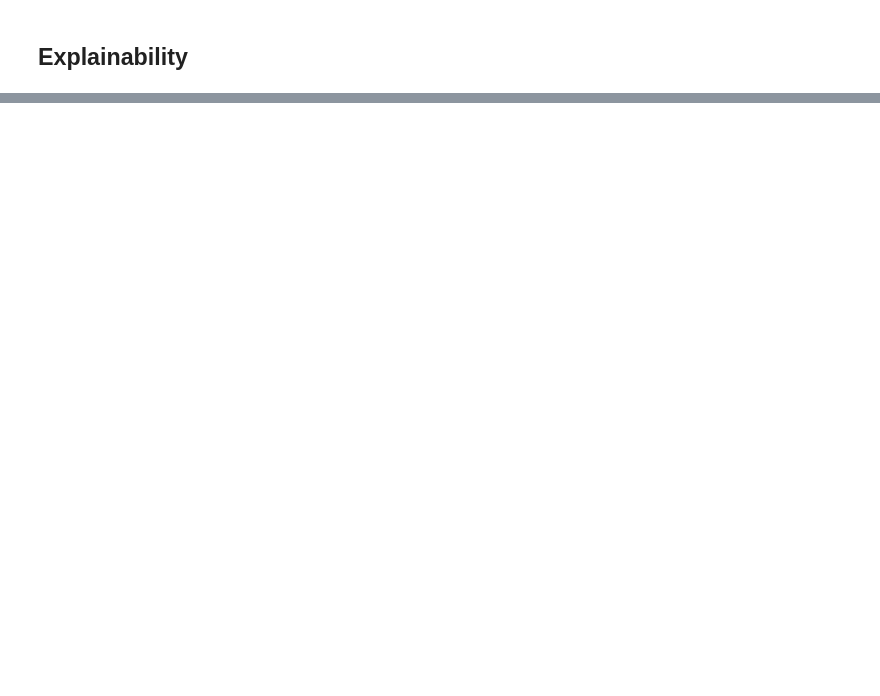
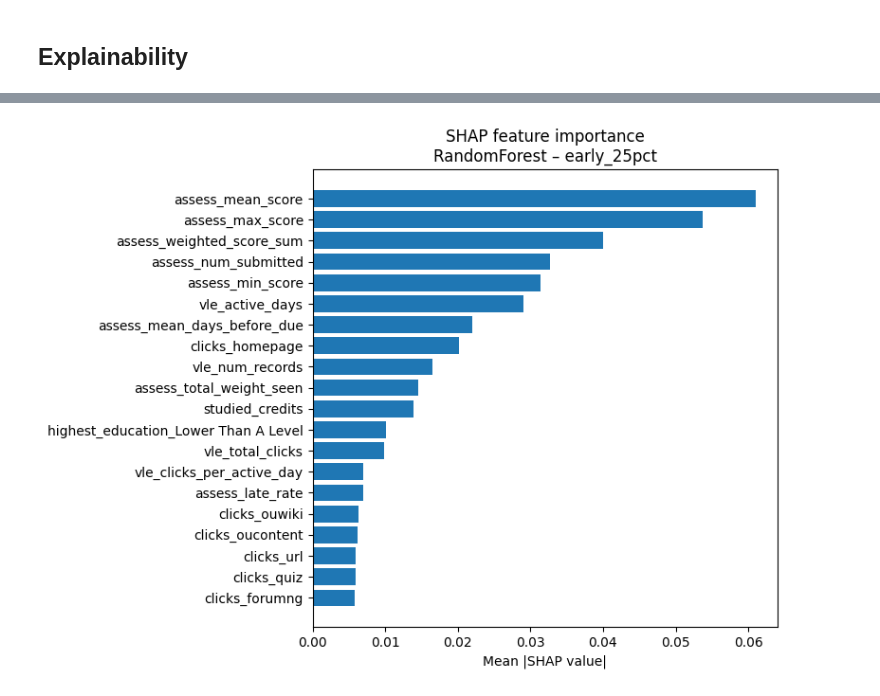
Before and after one commit to Vlad-Andres/HCML-project, a Jupyter notebook: HCML_Proj_OULAD.ipynb, the cells around one changed output, grey strips where cells are left out. Saved outputs shown, nothing was run; the diff lists cells and outputs as text; code cells hidden in the pictures; blank space fills up the shorter version.

Commit message:
Add missing explainability functions + add readme

```diff
--- a/HCML_Proj_OULAD.ipynb
+++ b/HCML_Proj_OULAD.ipynb
@@ -193,21 +189,99 @@ Saved: oulad_outputs/selection_rate_gap_RandomForest.png
 ## Explainability
 # %%
 from src.explainability import (
-    run_shap_for_tree_model, compute_family_importance, plot_family_importance
+    run_shap_for_tree_model,
+    compute_family_importance,
+    plot_family_importance,
+    subgroup_shap_comparison,
+    run_permutation_importance,
+    run_partial_dependence,
 )
+
 RUN_SHAP = True
 shap_results = {}
 if RUN_SHAP:
     for model_name, pipe in models_early.items():
         shap_results[(model_name, "early_25pct")] = run_shap_for_tree_model(
-            pipe, early_test, "early_25pct", model_name, output_dir=OUTPUT_DIR,
-            shap_available=SHAP_AVAILABLE
+            pipe,
+            early_test,
+            "early_25pct",
+            model_name,
+            output_dir=OUTPUT_DIR,
+            shap_available=SHAP_AVAILABLE,
         )
     for model_name, pipe in models_full.items():
         shap_results[(model_name, "full_100pct")] = run_shap_for_tree_model(
-            pipe, full_test, "full_100pct", model_name, output_dir=OUTPUT_DIR,
-            shap_available=SHAP_AVAILABLE
+            pipe,
+            full_test,
+            "full_100pct",
+            model_name,
+            output_dir=OUTPUT_DIR,
+            shap_available=SHAP_AVAILABLE,
         )
+
 family_importance = compute_family_importance(shap_results)
 plot_family_importance(family_importance, output_dir=OUTPUT_DIR)
+
+if "RandomForest" in models_early and "RandomForest" in models_full:
+    if SHAP_AVAILABLE:
+        subgroup_shap_comparison(
+            models_early["RandomForest"],
+            early_test,
+            "highest_education",
+            "early_25pct",
+            "RandomForest",
+            shap_available=SHAP_AVAILABLE,
+            output_dir=OUTPUT_DIR,
+        )
+        subgroup_shap_comparison(
+            models_early["RandomForest"],
+            early_test,
+            "imd_band",
+            "early_25pct",
+            "RandomForest",
+            shap_available=SHAP_AVAILABLE,
+            output_dir=OUTPUT_DIR,
+        )
+    else:
+        print("Skipping subgroup SHAP comparison because SHAP is unavailable.")
+
+    pfi_early = run_permutation_importance(
+        models_early["RandomForest"],
+        early_test,
+        "early_25pct",
+        "RandomForest",
+        output_dir=OUTPUT_DIR,
+    )
+    pfi_full = run_permutation_importance(
+        models_full["RandomForest"],
+        full_test,
+        "full_100pct",
+        "RandomForest",
+        output_dir=OUTPUT_DIR,
+    )
+
+    pdp_features = ["vle_total_clicks", "vle_active_days", "studied_credits"]
+    valid_features_early = [f for f in pdp_features if f in early_test.columns]
+    valid_features_full = [f for f in pdp_features if f in full_test.columns]
+
+    if valid_features_early:
+        run_partial_dependence(
+            models_early["RandomForest"],
+            early_test,
+            "early_25pct",
+            "RandomForest",
+            valid_features_early,
+            output_dir=OUTPUT_DIR,
+        )
+    if valid_features_full:
+        run_partial_dependence(
+            models_full["RandomForest"],
+            full_test,
+            "full_100pct",
+            "RandomForest",
+            valid_features_full,
+            output_dir=OUTPUT_DIR,
+        )
+else:
+    print("RandomForest is not available in both early and full models for extra explainability.")
 # %% [output]
@@ -214,0 +290 @@ ImportError: cannot import name 'get_feature_names_from_pipeline' from 'src.expl
+[figure, added]
```
Also changed, not shown: parts of 6 cells of this notebook, 24 other files.
